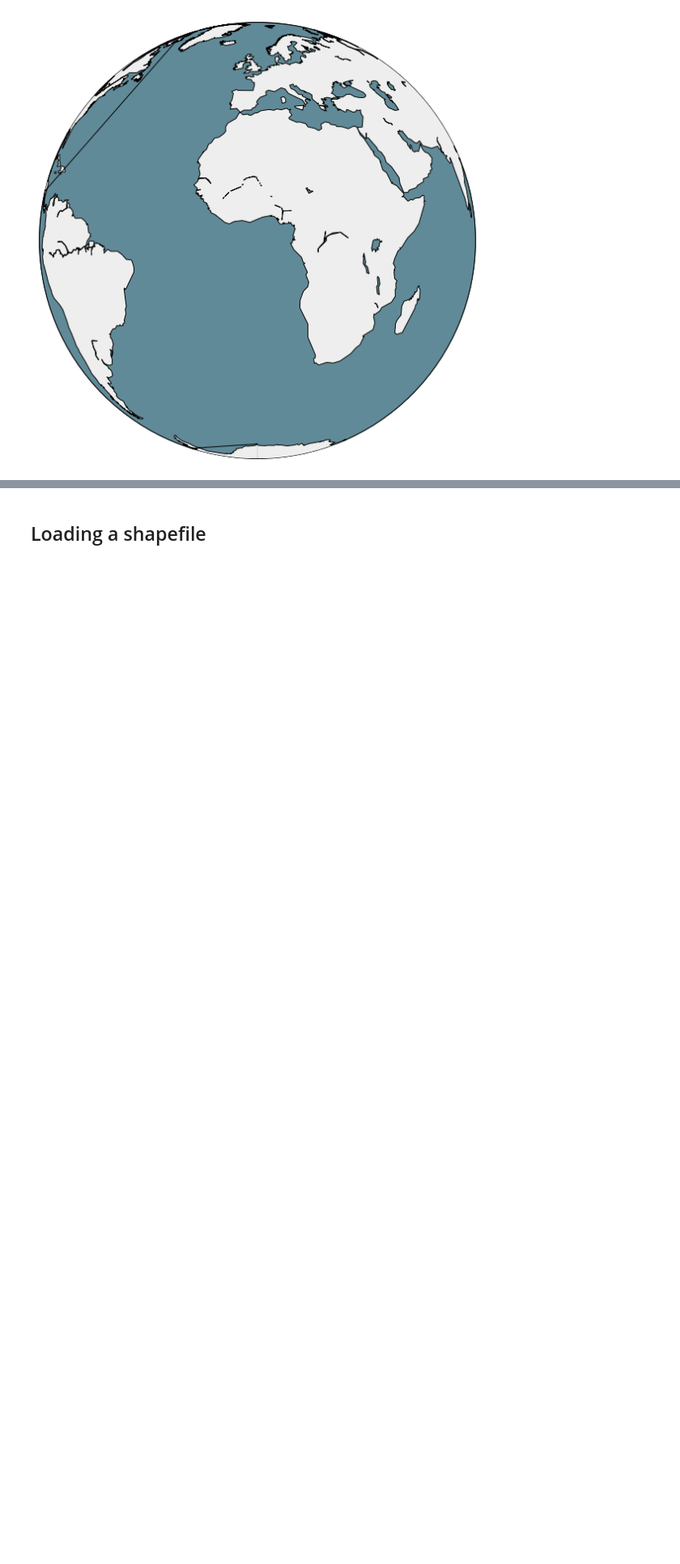
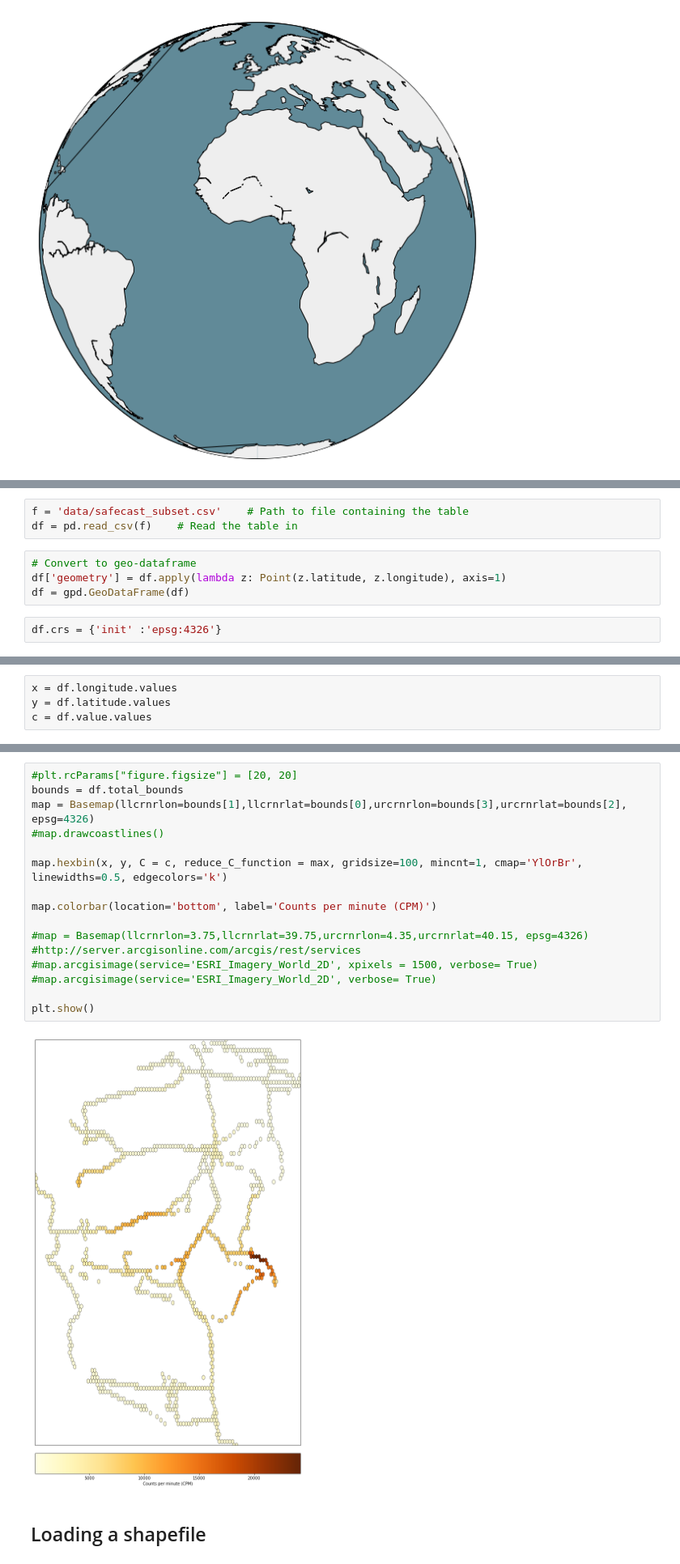
Before and after one commit to MarconiLab/training-courses, a Jupyter notebook: gis/ictp/master-course/notebooks/4-gis-and-mapping.ipynb, the cells around one changed output, grey strips where cells are left out. Shown at 81% size. Saved outputs shown, nothing was run; the diff lists cells and outputs as text; blank space fills up the shorter version.

```diff
--- a/gis/ictp/master-course/notebooks/4-gis-and-mapping.ipynb
+++ b/gis/ictp/master-course/notebooks/4-gis-and-mapping.ipynb
@@ -55,0 +53,9 @@ http://server.arcgisonline.com/ArcGIS/rest/services/ESRI_Imagery_World_2D/MapSer
+# %%
+f = 'data/safecast_subset.csv'    # Path to file containing the table
+df = pd.read_csv(f)    # Read the table in
+# %%
+# Convert to geo-dataframe
+df['geometry'] = df.apply(lambda z: Point(z.latitude, z.longitude), axis=1)
+df = gpd.GeoDataFrame(df)
+# %%
+df.crs = {'init' :'epsg:4326'}
@@ -55,0 +75,4 @@ http://server.arcgisonline.com/ArcGIS/rest/services/ESRI_Imagery_World_2D/MapSer
+# %%
+x = df.longitude.values
+y = df.latitude.values
+c = df.value.values
@@ -56,3 +81,21 @@ http://server.arcgisonline.com/ArcGIS/rest/services/ESRI_Imagery_World_2D/MapSer
+# %%
+#plt.rcParams["figure.figsize"] = [20, 20]
+bounds = df.total_bounds
+map = Basemap(llcrnrlon=bounds[1],llcrnrlat=bounds[0],urcrnrlon=bounds[3],urcrnrlat=bounds[2], epsg=4326)
+#map.drawcoastlines()
+
+map.hexbin(x, y, C = c, reduce_C_function = max, gridsize=100, mincnt=1, cmap='YlOrBr', linewidths=0.5, edgecolors='k')
+
+map.colorbar(location='bottom', label='Counts per minute (CPM)')
+
+#map = Basemap(llcrnrlon=3.75,llcrnrlat=39.75,urcrnrlon=4.35,urcrnrlat=40.15, epsg=4326)
+#http://server.arcgisonline.com/arcgis/rest/services
+#map.arcgisimage(service='ESRI_Imagery_World_2D', xpixels = 1500, verbose= True)
+#map.arcgisimage(service='ESRI_Imagery_World_2D', verbose= True)
+
+plt.show()
+# %% [output]
+[figure, added]
 # %% [markdown]
 ## Loading a shapefile
 # %%
```
Also changed, not shown: parts of 4 cells of this notebook, 16 other files.
